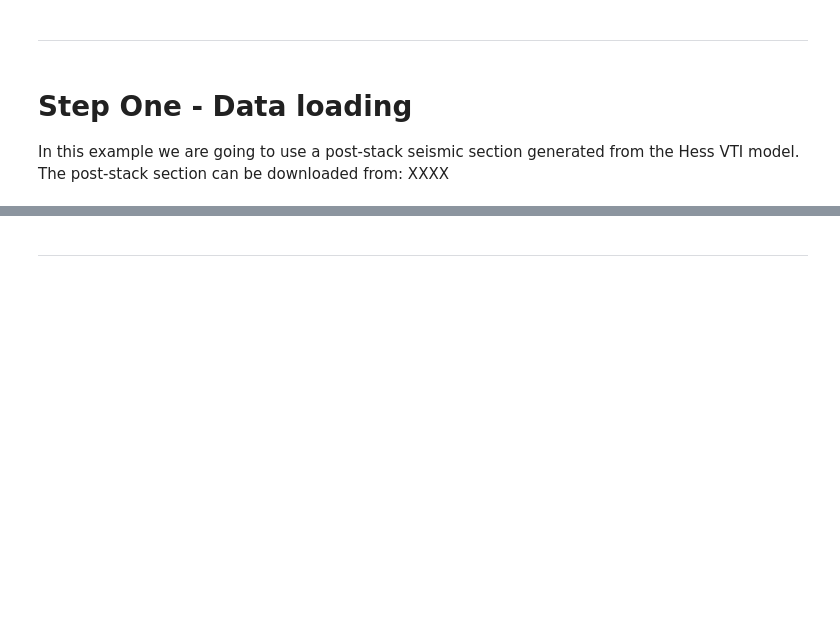
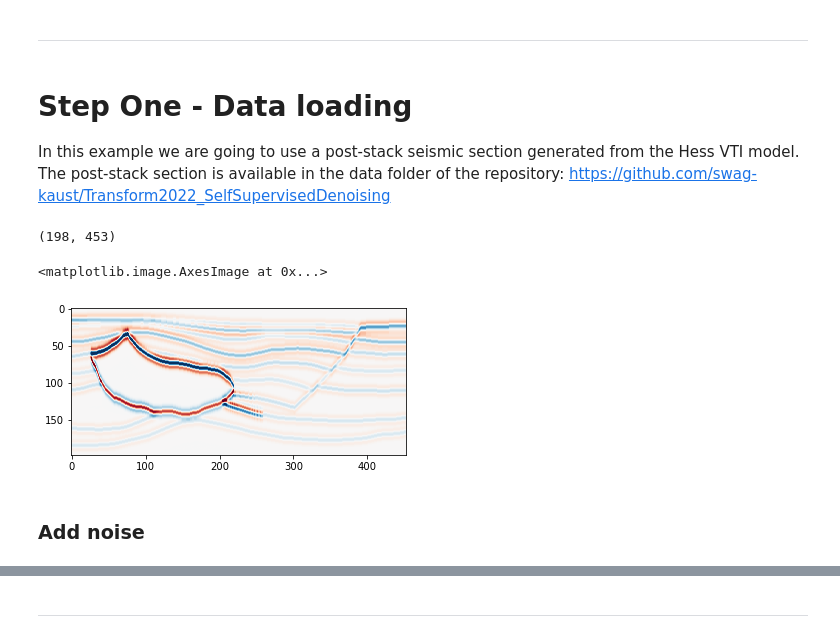
Before and after one commit to swag-kaust/Transform2022_SelfSupervisedDenoising, a Jupyter notebook: Tutorial One - Random Noise Suppression.ipynb, the cells around one changed output, grey strips where cells are left out. Drawn from its saved outputs; the diff is of its cells as text; code cells hidden in the pictures; blank space fills up the shorter version.

Commit message:
Updating Tutorial one and including data

```diff
--- a/Tutorial One - Random Noise Suppression.ipynb
+++ b/Tutorial One - Random Noise Suppression.ipynb
@@ -27,6 +31,24 @@ from unet import UNet
+# %%
+cmap='RdBu'
+vmin = -0.5
+vmax = 0.5
 # %% [markdown]
 ***
 # %% [markdown]
 # Step One - Data loading
 
-In this example we are going to use a post-stack seismic section generated from the Hess VTI model. The post-stack section can be downloaded from: XXXX
+In this example we are going to use a post-stack seismic section generated from the Hess VTI model. The post-stack section is available in the data folder of the repository: https://github.com/swag-kaust/Transform2022_SelfSupervisedDenoising
+# %%
+d = np.load("/ibex/scratch/birniece/Transform2022_SelfSupervisedDenoising/data/Hess_poststack.npy")
+d /= np.max(abs(d))
+print(d.shape)
+# %% [output]
+(198, 453)
+# %%
+# Plot to see the noise free data
+plt.imshow(d, cmap=cmap, vmin=vmin, vmax=vmax)
+# %% [output]
+<matplotlib.image.AxesImage at 0x...>
+[figure, added]
+# %% [markdown]
+### Add noise
```
Also changed, not shown: parts of 22 cells of this notebook, 6 other files.
